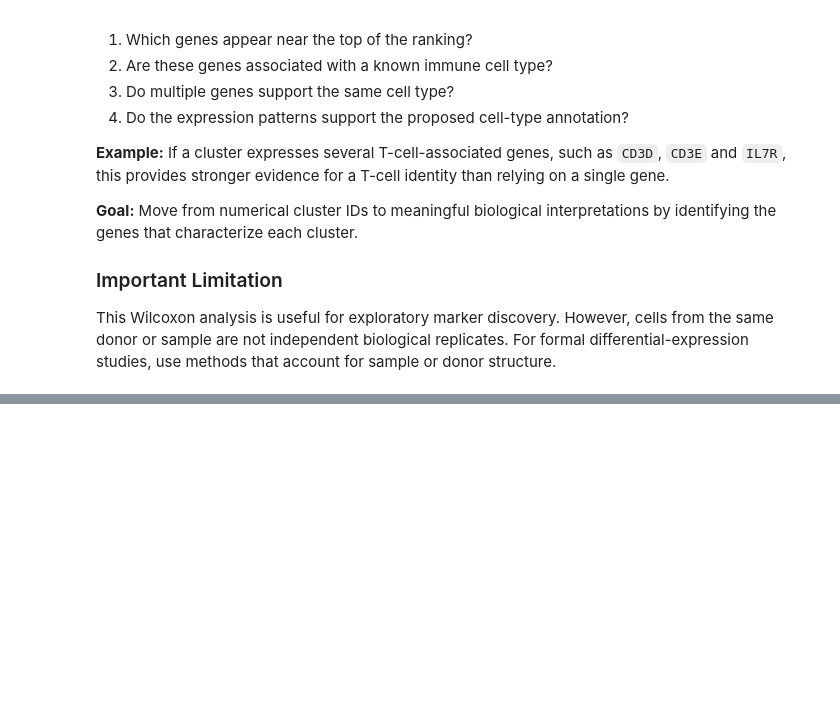
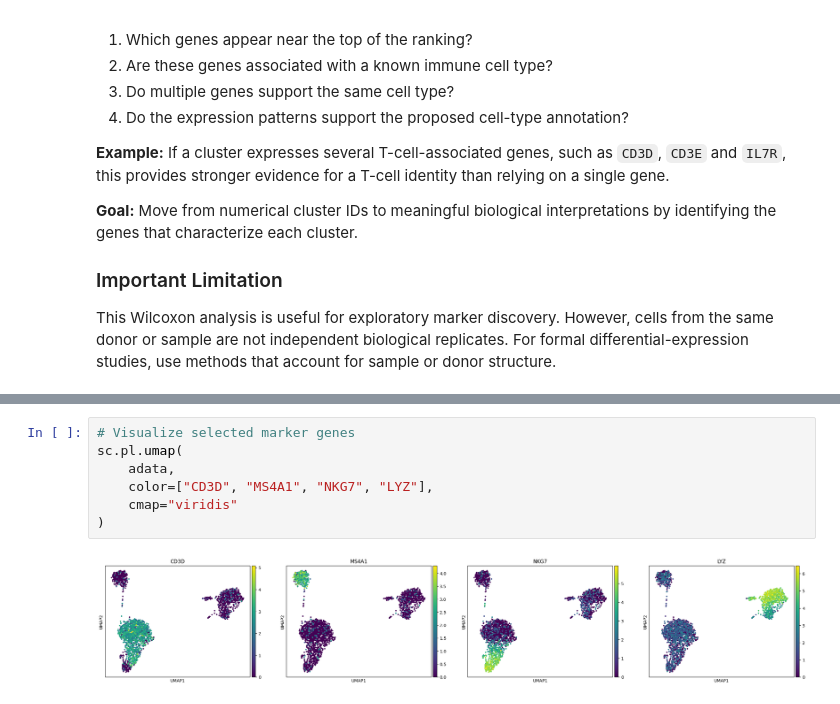
Before and after one commit to saharmansourirad/pbmc3k-scRNA-seq-analysis, a Jupyter notebook: 01_scRNA_seq_QC_and_Preprocessing.ipynb, the cells around one changed output, grey strips where cells are left out. Drawn from its saved outputs; the diff is of its cells as text; blank space fills up the shorter version.

```diff
--- a/01_scRNA_seq_QC_and_Preprocessing.ipynb
+++ b/01_scRNA_seq_QC_and_Preprocessing.ipynb
@@ -674,0 +794,9 @@ This Wilcoxon analysis is useful for exploratory marker discovery. However, cell
+# %%
+# Visualize selected marker genes
+sc.pl.umap(
+    adata,
+    color=["CD3D", "MS4A1", "NKG7", "LYZ"],
+    cmap="viridis"
+)
+# %% [output]
+[figure, added]
```
Also changed, not shown: parts of 22 cells of this notebook.
